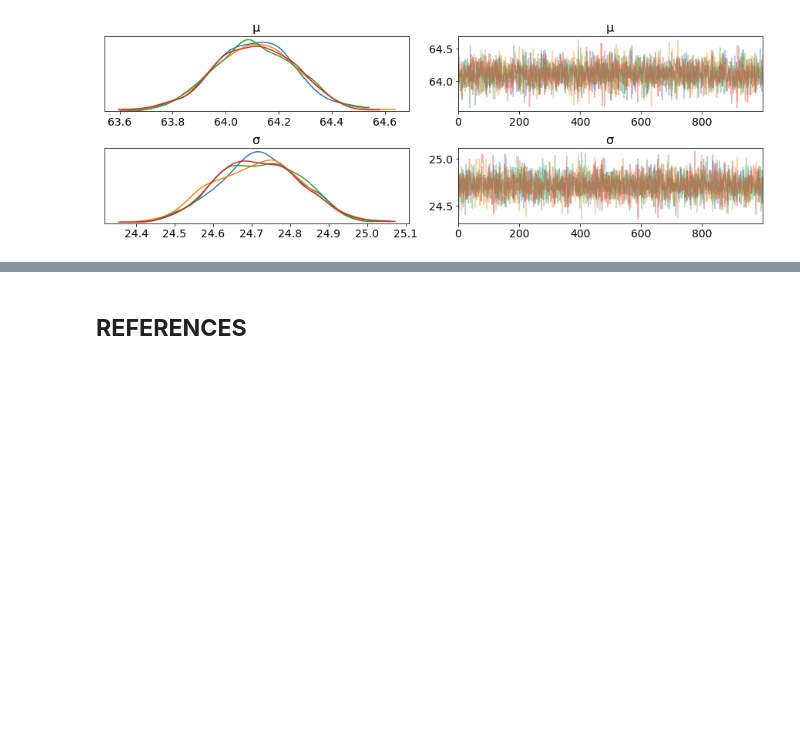
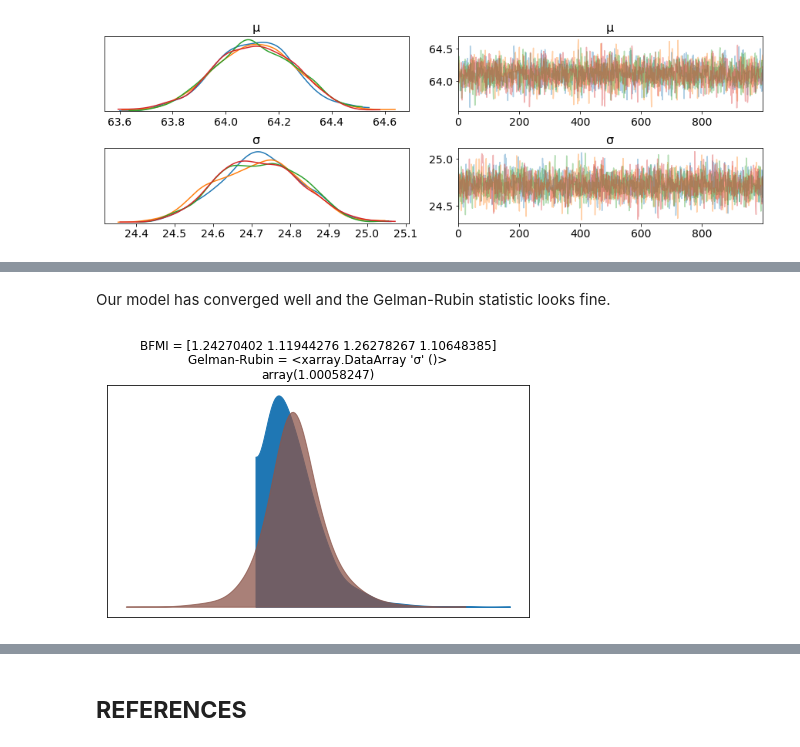
Before and after one commit to erikapat/ML_ALGORITHMS_TEST, a Jupyter notebook: BayesianModels/uncertainty.ipynb, the cells around one changed output, grey strips where cells are left out. Saved outputs shown, nothing was run; the diff lists cells and outputs as text; code cells hidden in the pictures; blank space fills up the shorter version.

```diff
--- a/BayesianModels/uncertainty.ipynb
+++ b/BayesianModels/uncertainty.ipynb
@@ -140,0 +182,8 @@ az.plot_trace(trace_g);
+# %% [markdown]
+Our model has converged well and the Gelman-Rubin statistic looks fine.
+# %%
+bfmi = pm.bfmi(trace_g)
+max_gr = max(np.max(gr_stats) for gr_stats in pm.gelman_rubin(trace_g).values())
+(pm.energyplot(trace_g, legend=False, figsize=(6, 4)).set_title("BFMI = {}\nGelman-Rubin = {}".format(bfmi, max_gr)));
+# %% [output]
+[figure, added]
```
Also changed, not shown: parts of 35 cells of this notebook.
